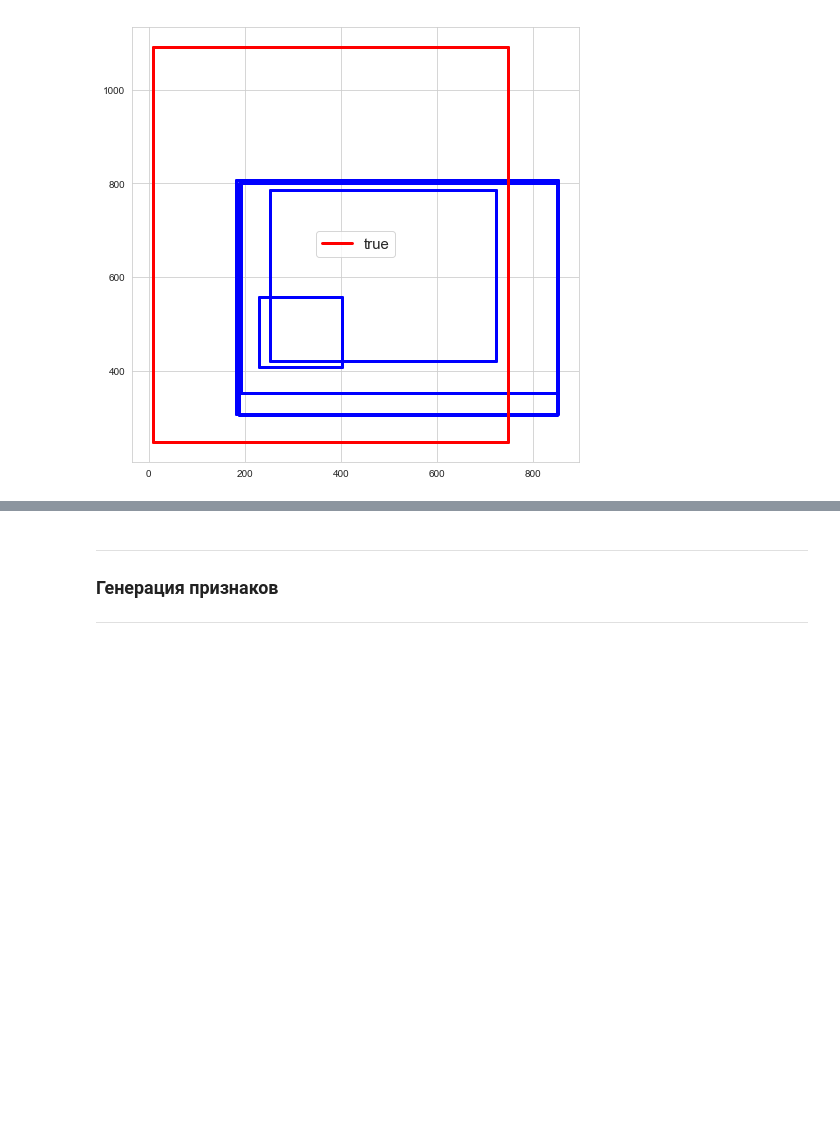
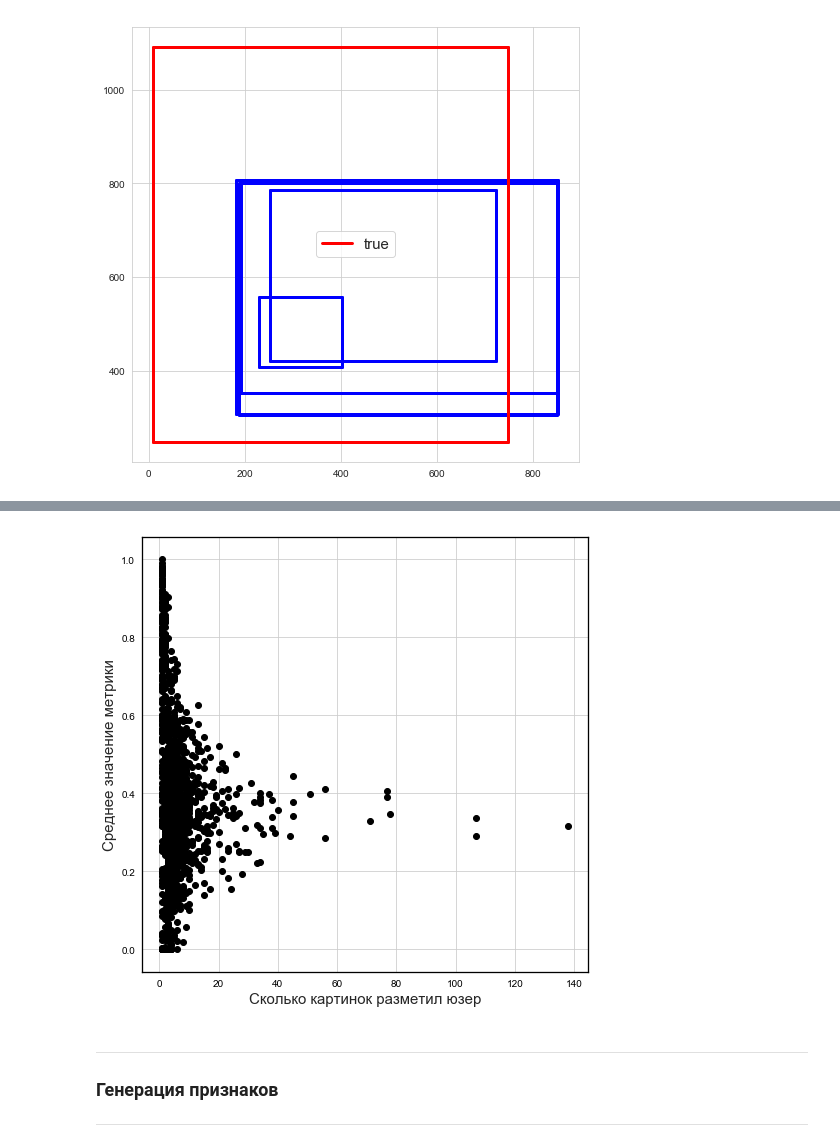
Before and after one commit to andreitsev/Competitions, a Jupyter notebook: ML Bootcamp Модератор Одноклассников.ipynb, the cells around one changed output, grey strips where cells are left out. Drawn from its saved outputs; the diff is of its cells as text; code cells hidden in the pictures; blank space fills up the shorter version.

```diff
--- a/ML Bootcamp Модератор Одноклассников.ipynb
+++ b/ML Bootcamp Модератор Одноклассников.ipynb
@@ -299,3 +307,10 @@ plot_rectangle(current_df[['Xmin_true', 'Xmax_true', 'Ymin_true', 'Ymax_true']].
+# %%
+a = dat.groupby(['userId'])['userId_ntimes', 'iou'].mean()
+plt.scatter(a.userId_ntimes, a.iou);
+plt.xlabel('Сколько картинок разметил юзер', fontsize=15);
+plt.ylabel('Среднее значение метрики', fontsize=15);
+# %% [output]
+[figure, added]
 # %% [markdown]
 ---
 ### Генерация признаков
```
Also changed, not shown: parts of 9 cells of this notebook.
